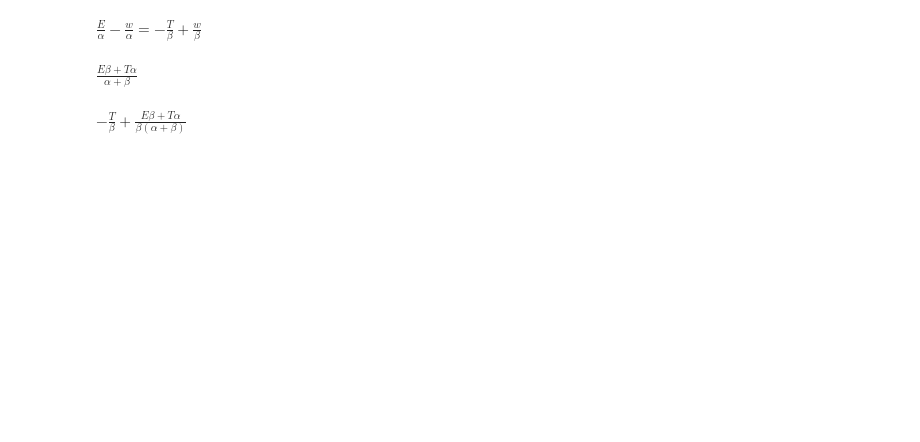
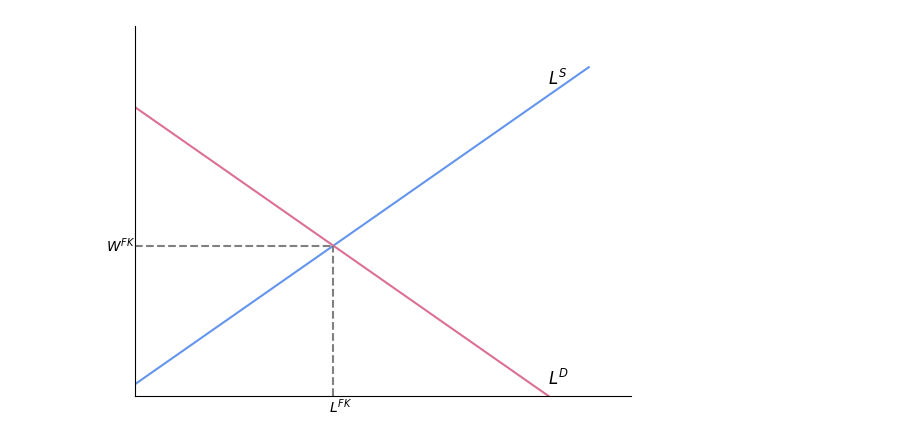
Before and after one commit to DanielFabioG/SOK-2008, a Jupyter notebook: Utfordringer/kodetil_utf_2.ipynb, the cells around one changed output. Drawn from its saved outputs; the diff is of its cells as text; code cells hidden in the pictures; blank space fills up the shorter version.

```diff
--- a/Utfordringer/kodetil_utf_2.ipynb
+++ b/Utfordringer/kodetil_utf_2.ipynb
@@ -26,18 +0,0 @@ $\displaystyle - \frac{T}{\beta} + \frac{w}{\beta}$
-# %%
-# betingelse for likevekt
-eq_cond=sp.Eq(L_D(E,alpha,w),L_S(T,bta,w))
-eq_cond
-# %% [output]
-$\displaystyle \frac{E}{\alpha} - \frac{w}{\alpha} = - \frac{T}{\beta} + \frac{w}{\beta}$
-# %%
-# løs for w
-p_eq=sp.solve(eq_cond,w)
-p_eq[0]
-# %% [output]
-$\displaystyle \frac{E \beta + T \alpha}{\alpha + \beta}$
-# %%
-# finn tilsvarende kvantum
-x_eq=L_S(T,bta,p_eq[0])
-x_eq
-# %% [output]
-$\displaystyle - \frac{T}{\beta} + \frac{E \beta + T \alpha}{\beta \left(\alpha + \beta\right)}$
@@ -51,0 +52,36 @@ def supply(T,b,L):
+# %%
+# Plotter likevekt uten minstelønn under fullkommen konkurranse
+# Creating the axa for plotting
+def create_ax():
+    fig, ax = plt.subplots()
+    ax.set(xlim=(0, 600))
+    ax.set(ylim=(0, 320))
+    ax.spines['top'].set_color('none')
+    ax.spines['right'].set_color('none')
+    ax.set_xticks([])
+    ax.set_yticks([])
+
+    return fig, ax
+
+# Starting fig
+fig, ax = create_ax()
+# Plotter tilbud
+ax.plot(x, t_b(T_num,b,x), label='Tilbud', color="cornflowerblue")
+# Plotter etterspørsel
+ax.plot(x,e_p(E_num,a,x), label='Etterspørsel', color="palevioletred")
+ax.set_xlim(0,600)
+ax.set_ylim(0,320)
+# Tegner en stiplet linje til likevekt
+ax.vlines(L_eq_num, 0, w_eq_num, linestyles='dashed', color="grey")
+ax.hlines(w_eq_num, 0, L_eq_num, linestyles='dashed', color="grey")
+# Lager L^FK som skal være rett atmed L_eq_num
+ax.annotate('$L^{FK}$', xy=(L_eq_num-5, -14), annotation_clip=False)
+# Lager w^FK
+ax.annotate('$W^{FK}$', xy=(-35, w_eq_num-5), annotation_clip=False)
+# Lager L^S
+ax.annotate('$L^S$', xy=(500, 270), size=12)
+# Lager L^D
+ax.annotate('$L^D$', xy=(500,10), size=12)
+plt.show()
+# %% [output]
+[figure, added]
```
Also changed, not shown: parts of 7 cells of this notebook, 2 other files.
